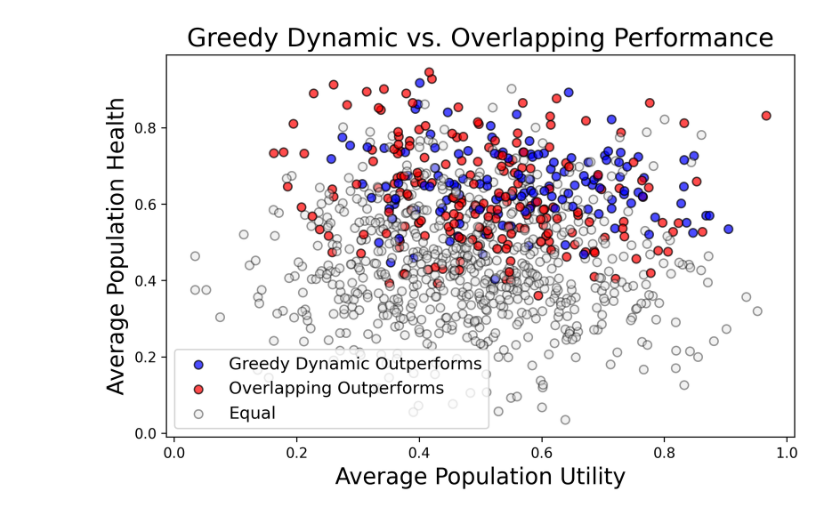
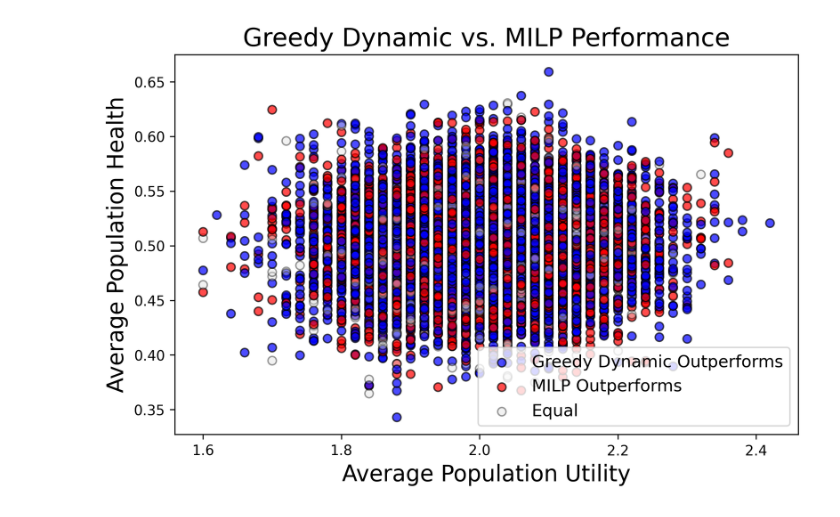
Before and after one commit to nrlopez03/pooled-testing, a Jupyter notebook: test.ipynb, the cells around one changed output. Drawn from its saved outputs; the diff is of its cells as text; code cells hidden in the pictures.

```diff
--- a/test.ipynb
+++ b/test.ipynb
@@ -46,0 +91,2 @@ dtype: float64
+# %%
+df = df.drop(columns=["agents"])
@@ -148,10 +193,7 @@ columns_to_keep = [
 # %%
-# Define the algorithms to compare (excluding 'agents' if present)
-algorithms = [col for col in columns_to_keep]
-df_rounded = df[columns_to_keep]
-
 # Round all numeric values to 6 decimal places before comparison
 df_rounded = df.round(6)
+algorithms  = df_rounded.columns
 
 # Compute the percentage of times each algorithm is greater than another
 comparison_matrix = {
@@ -362,41 +388,44 @@ def plot_avg_utility_vs_health(df, x_func, y_func,
     plt.show()
 # %%
 df = pd.read_csv(filename)
-column_mapping = {
-    "solveStaticNoPool": "Non-Pooled",
-    "solveStaticNonOverlap": "Non-Overlapping",
-    "solveStaticOverlap": "Overlapping",
-    "solveConicGibbsGreedyDynamic": "Greedy Dynamic",
-    "solveNN": "SL Dynamic",
-    "solveDynamic": "Optimal Dynamic",
-    "solveGreedy": "Greedy Non-Overlapping",
-    "agents": "agents"
-}
+# column_mapping = {
+#     "solveStaticNoPool": "Non-Pooled",
+#     "solveStaticNonOverlap": "Non-Overlapping",
+#     "solveStaticOverlap": "Overlapping",
+#     "solveConicGibbsGreedyDynamic": "Greedy Dynamic",
+#     "solveNN": "SL Dynamic",
+#     "solveDynamic": "Optimal Dynamic",
+#     "solveGreedy": "Greedy Non-Overlapping",
+#     "agents": "agents"
+# }
+column_mapping['agents'] = 'agents'
+
+# # Filter the DataFrame to keep only these columns
+df = df[list(column_mapping.keys())]
+
+# # Rename the columns
+df.rename(columns=column_mapping, inplace=True)
+plot_avg_utility_vs_health(df, 'Greedy Dynamic', 'MILP', legend_fontsize=12)
+df = pd.read_csv(filename)
+# column_mapping = {
+#     "solveStaticNoPool": "Non-Pooled",
+#     "solveStaticNonOverlap": "Non-Overlapping",
+#     "solveStaticOverlap": "Overlapping",
+#     "solveConicGibbsGreedyDynamic": "Greedy Dynamic",
+#     "solveNN": "SL Dynamic",
+#     "solveDynamic": "Optimal Dynamic",
+#     "solveGreedy": "Greedy Non-Overlapping"
+# }
+
+del column_mapping['agents']
 
 # Filter the DataFrame to keep only these columns
 df = df[list(column_mapping.keys())]
 
 # Rename the columns
 df.rename(columns=column_mapping, inplace=True)
-plot_avg_utility_vs_health(df, 'Greedy Dynamic', 'Overlapping', legend_fontsize=12)
-df = pd.read_csv(filename)
-column_mapping = {
-    "solveStaticNoPool": "Non-Pooled",
-    "solveStaticNonOverlap": "Non-Overlapping",
-    "solveStaticOverlap": "Overlapping",
-    "solveConicGibbsGreedyDynamic": "Greedy Dynamic",
-    "solveNN": "SL Dynamic",
-    "solveDynamic": "Optimal Dynamic",
-    "solveGreedy": "Greedy Non-Overlapping"
-}
-
-# Filter the DataFrame to keep only these columns
-df = df[list(column_mapping.keys())]
-
-# Rename the columns
-df.rename(columns=column_mapping, inplace=True)
 # %% [output]
-[figure, old version]
+[figure, new version]
 # %%
 from sklearn.linear_model import LinearRegression
 # %%
```
Also changed, not shown: parts of 13 cells of this notebook, 10 other files.
